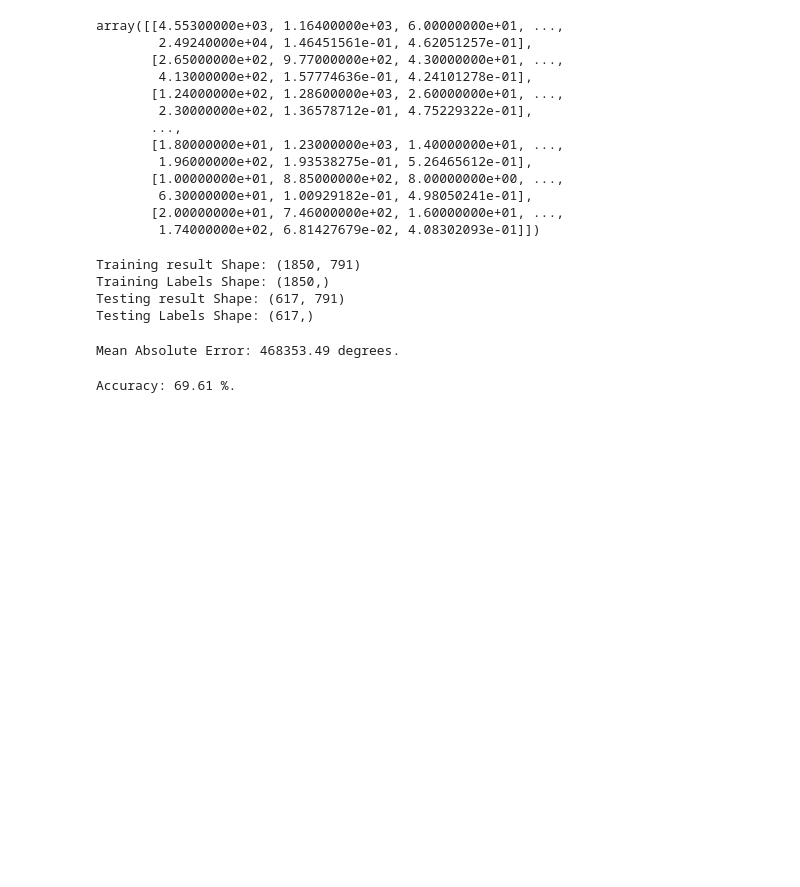
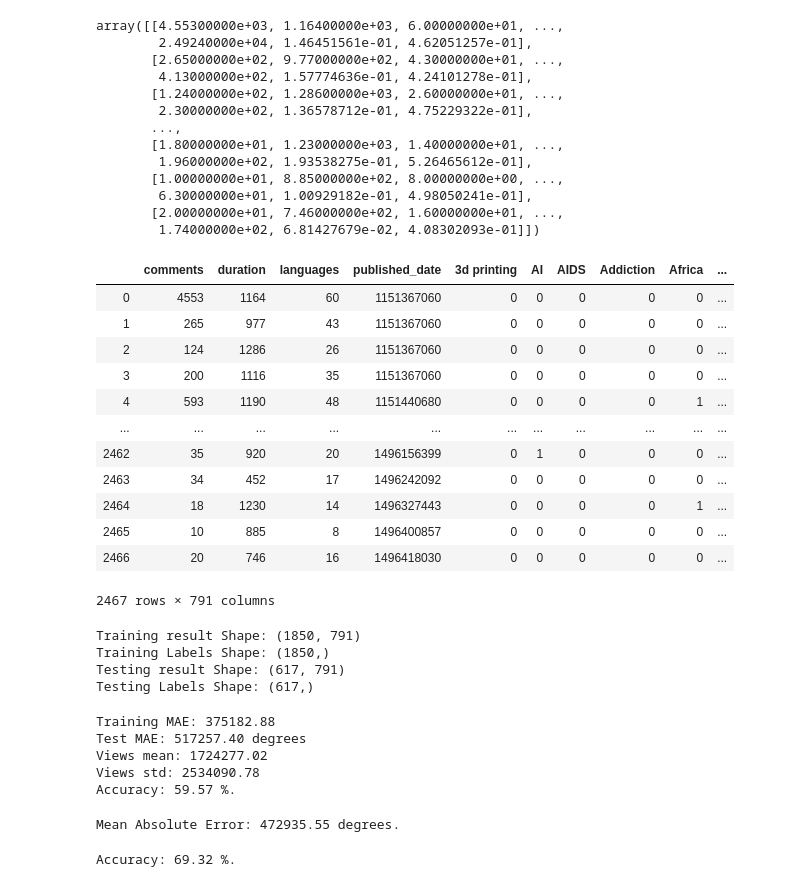
Before and after one commit to Avisikta-Majumdar/TedTalksAnalysis, a Jupyter notebook: Abdul's notebook 2.ipynb, the cells around one changed output. Cells and saved outputs as stored; diff of their text form; code cells hidden in the pictures; blank space fills up the shorter version.

```diff
--- a/Abdul's notebook 2.ipynb
+++ b/Abdul's notebook 2.ipynb
@@ -291,6 +291,22 @@ array([[4.55300000e+03, 1.16400000e+03, 6.00000000e+01, ...,
 # %%
 # Split the data into training and testing sets
 train_set, test_set, train_labels, test_labels = train_test_split(result, labels, test_size = 0.25, random_state = 42)
+# %%
+result
+# %% [output]
+|  | comments | duration | languages | published_date | 3d printing | AI | AIDS | Addiction | Africa | ... |
+| 0 | 4553 | 1164 | 60 | 1151367060 | 0 | 0 | 0 | 0 | 0 | ... |
+| 1 | 265 | 977 | 43 | 1151367060 | 0 | 0 | 0 | 0 | 0 | ... |
+| 2 | 124 | 1286 | 26 | 1151367060 | 0 | 0 | 0 | 0 | 0 | ... |
+| 3 | 200 | 1116 | 35 | 1151367060 | 0 | 0 | 0 | 0 | 0 | ... |
+| 4 | 593 | 1190 | 48 | 1151440680 | 0 | 0 | 0 | 0 | 1 | ... |
+| ... | ... | ... | ... | ... | ... | ... | ... | ... | ... | ... |
+| 2462 | 35 | 920 | 20 | 1496156399 | 0 | 1 | 0 | 0 | 0 | ... |
+| 2463 | 34 | 452 | 17 | 1496242092 | 0 | 0 | 0 | 0 | 0 | ... |
+| 2464 | 18 | 1230 | 14 | 1496327443 | 0 | 0 | 0 | 0 | 1 | ... |
+| 2465 | 10 | 885 | 8 | 1496400857 | 0 | 0 | 0 | 0 | 0 | ... |
+| 2466 | 20 | 746 | 16 | 1496418030 | 0 | 0 | 0 | 0 | 0 | ... |
+2467 rows × 791 columns
 # %%
 print('Training result Shape:', train_set.shape)
 print('Training Labels Shape:', train_labels.shape)
@@ -308,13 +324,28 @@ data_scaled_stand = scaler_stand.fit_transform(train_set)
 scaler_stand = StandardScaler()
 data_scaled_stand = scaler_stand.fit_transform(test_set)
 # %%
-# rf = RandomForestRegressor(criterion='mae',max_depth=15, max_features=45, n_estimators=500, min_samples_leaf=2, min_samples_split=2,
-#                            random_state=42)
-# rf.fit(train_set, train_labels)
-# pred_labels = rf.predict(train_set)
-# test_pred_labels = rf.predict(test_set)
-# print('Training MAE: {:0.2f}'.format(metrics.mean_absolute_error(train_labels, pred_labels)))
-# print('Test MAE: {:0.2f}'.format(metrics.mean_absolute_error(test_labels, test_pred_labels)))
-# print('Views mean: {:0.2f}'.format(labels.mean()))
-# print('Views std: {:0.2f}'.format(labels.std()))
+rf = RandomForestRegressor(criterion='mae',max_depth=15, max_features=45, n_estimators=100, min_samples_leaf=2, min_samples_split=2,
+                           random_state=42)
+rf.fit(train_set, train_labels)
+pred_labels = rf.predict(train_set)
+test_pred_labels = rf.predict(test_set)
+
+errors = abs(test_pred_labels - test_labels)
+
+print('Training MAE: {:0.2f}'.format(metrics.mean_absolute_error(train_labels, pred_labels)))
+print('Test MAE: {:0.2f}'.format(metrics.mean_absolute_error(test_labels, test_pred_labels)), 'degrees')
+print('Views mean: {:0.2f}'.format(labels.mean()))
+print('Views std: {:0.2f}'.format(labels.std()))
+
+# Calculate mean absolute percentage error (MAPE)
+mape = 100 * (errors / test_labels)
+# Calculate and display accuracy
+accuracy = 100 - np.mean(mape)
+print('Accuracy:', round(accuracy, 2), '%.')
+# %% [output]
+Training MAE: 375182.88
+Test MAE: 517257.40 degrees
+Views mean: 1724277.02
+Views std: 2534090.78
+Accuracy: 59.57 %.
 # %%
@@ -326,19 +357,19 @@ rf.fit(train_set, train_labels);
 # %%
-# Use the forest's predict method on the test data
-predictions = rf.predict(test_set)
+# # Use the forest's predict method on the test data
+# predictions = rf.predict(test_set)
 
-# Calculate the absolute errors
-errors = abs(predictions - test_labels)
+# # Calculate the absolute errors
+# errors = abs(predictions - test_labels)
 
-# Print out the mean absolute error (mae)
-print('Mean Absolute Error:', round(np.mean(errors), 2), 'degrees.')
+# # Print out the mean absolute error (mae)
+# print('Mean Absolute Error:', round(np.mean(errors), 2), 'degrees.')
 # %% [output]
-Mean Absolute Error: 468353.49 degrees.
+Mean Absolute Error: 472935.55 degrees.
 # %%
-# Calculate mean absolute percentage error (MAPE)
-mape = 100 * (errors / test_labels)
-# Calculate and display accuracy
-accuracy = 100 - np.mean(mape)
-print('Accuracy:', round(accuracy, 2), '%.')
+# # Calculate mean absolute percentage error (MAPE)
+# mape = 100 * (errors / test_labels)
+# # Calculate and display accuracy
+# accuracy = 100 - np.mean(mape)
+# print('Accuracy:', round(accuracy, 2), '%.')
 # %% [output]
-Accuracy: 69.61 %.
+Accuracy: 69.32 %.
```
Also changed, not shown: parts of 8 cells of this notebook, 5 other files.
